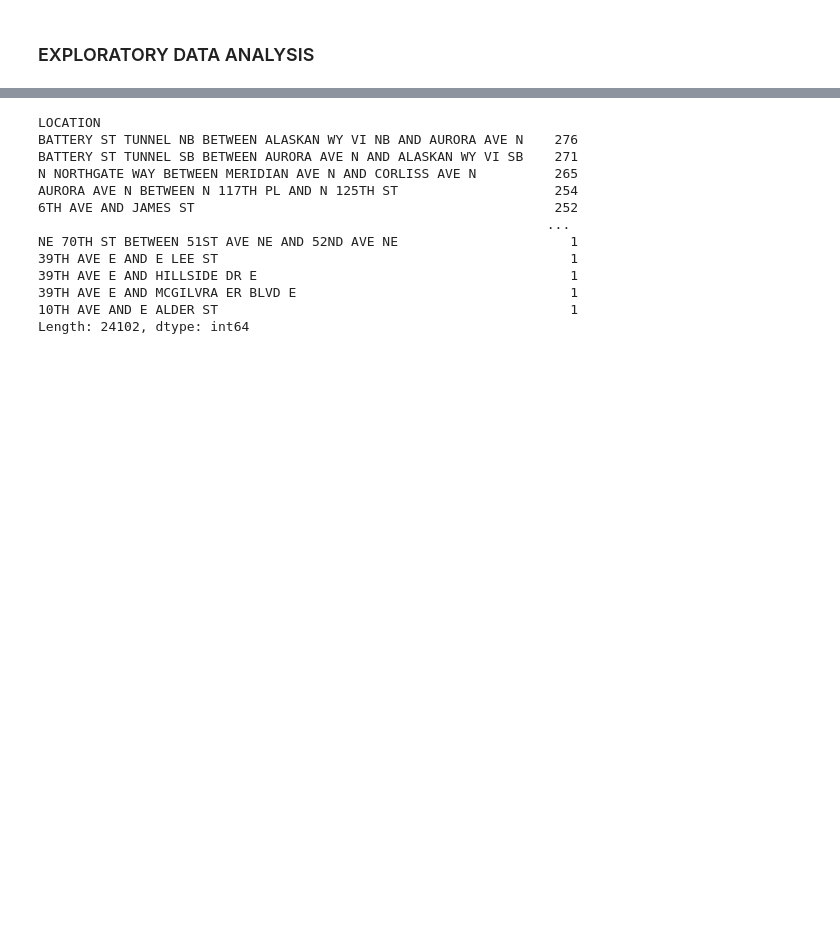
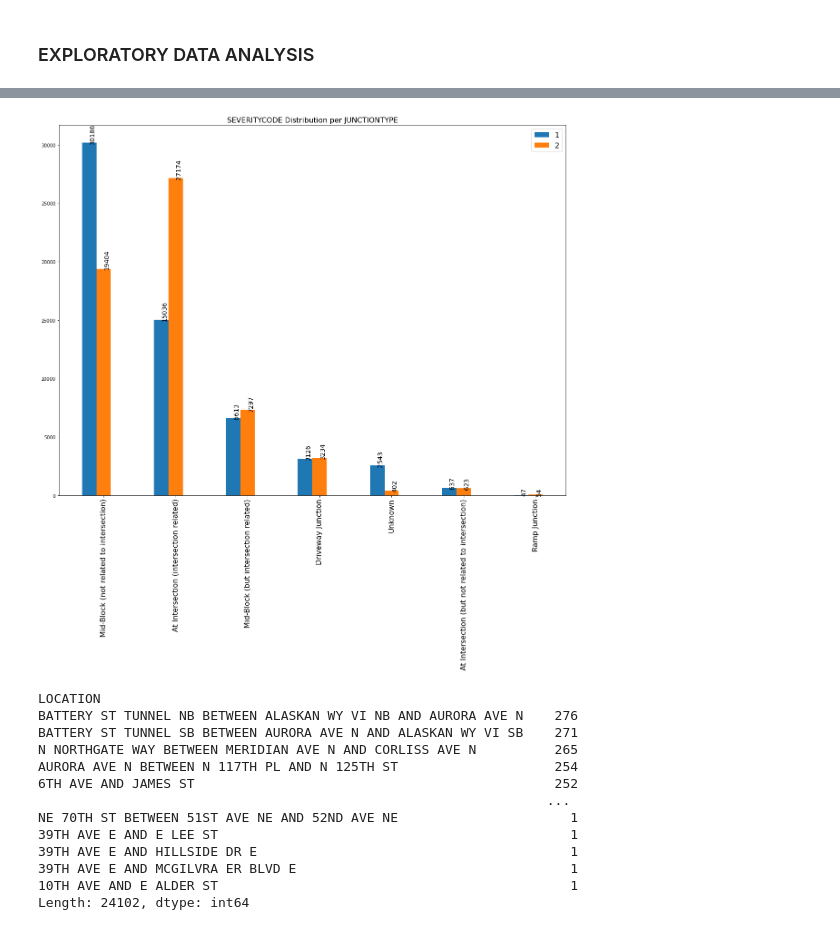
Before and after one commit to AshmitaP/Coursera_Capstone, a Jupyter notebook: Capstone_Project Car_Accident_Severity.ipynb, the cells around one changed output, grey strips where cells are left out. Cells and saved outputs as stored; diff of their text form; code cells hidden in the pictures; blank space fills up the shorter version.

```diff
--- a/Capstone_Project Car_Accident_Severity.ipynb
+++ b/Capstone_Project Car_Accident_Severity.ipynb
@@ -187 +214,13 @@ Alley              751
 dtype: int64
+# %%
+#to find top car accident JUNCTIONTYPE and the corresponding severity code of accidents
+
+df_group_ad= df_acc.groupby(['SEVERITYCODE','JUNCTIONTYPE']).size()
+df_group_ad=pd.DataFrame(df_group_ad)
+table_ad = pd.pivot_table(df_group_ad, values=0, index=['JUNCTIONTYPE'], columns=['SEVERITYCODE'], aggfunc=np.sum, fill_value=0)
+
+table_ad['% of Total']=table_ad.sum(axis=1)
+Total_ad=table_ad['% of Total'].sum(axis=0)
+table_ad['% of Total']=round((table_ad['% of Total']/Total_ad)*100,2)
+table_ad = table_ad.reindex(table_ad.sort_values(by='% of Total', ascending=False).index)
+table_ad
@@ -188,3 +237,33 @@ dtype: int64
+# %%
+#plotting graph to compare frequency of different severity codes for different address types.
+fig= plt.figure(figsize=(20,15))
+
+barwidth=0.2
+
+table_ad.reset_index(inplace=True)
+
+bar1=table_ad[1]
+bar2=table_ad[2]
+r1=np.arange(len(bar1))
+r2=[x+barwidth for x in r1]
+
+plt.bar(r1,bar1,width=barwidth,label='1')
+plt.bar(r2,bar2,width=barwidth,label='2')
+
+#datalabels
+for i in range(len(bar1)):
+    plt.annotate(str(bar1[i]),xy=(r1[i],bar1[i]+0.25),fontsize=14,rotation='vertical')
+for i in range(len(bar2)):
+    plt.annotate(str(bar2[i]),xy=(r2[i],bar2[i]+0.25),fontsize=14,rotation='vertical')
+
+#ad xticks
+plt.title('SEVERITYCODE Distribution per JUNCTIONTYPE',fontsize=16)
+plt.xticks([r+barwidth for r in range(len(bar1))],table_ad['JUNCTIONTYPE'],fontsize=16, rotation='vertical')
+plt.ylim(bottom=0)
+plt.legend(fontsize=16)
+plt.show()
+# %% [output]
+[figure, added]
 # %%
 df.value_counts("LOCATION")
 # %% [output]
```
Also changed, not shown: parts of 37 cells of this notebook.
